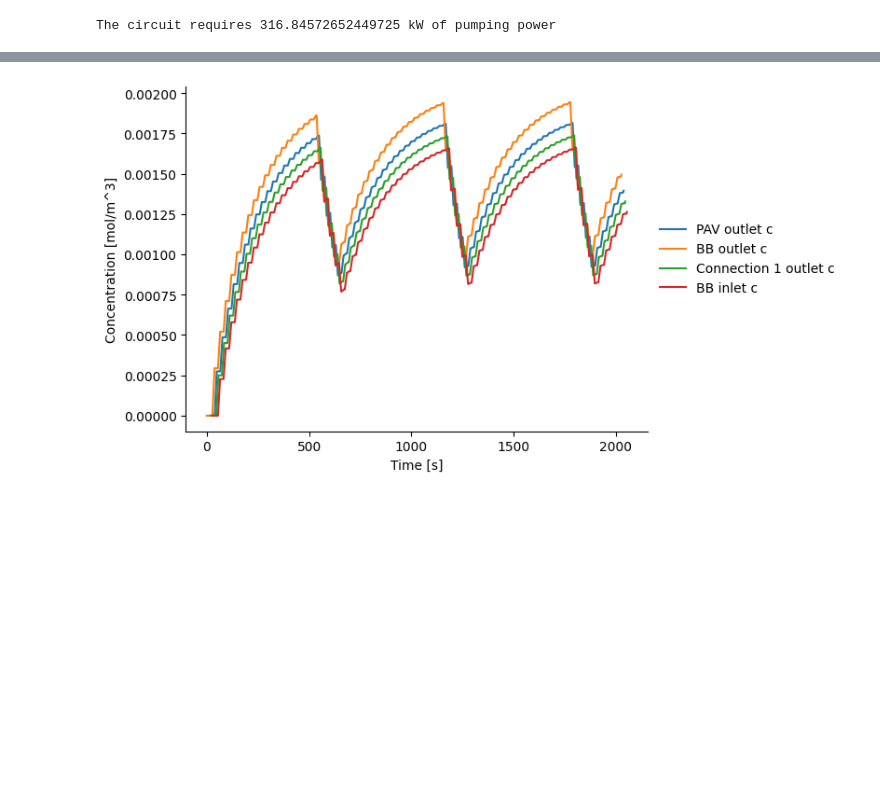
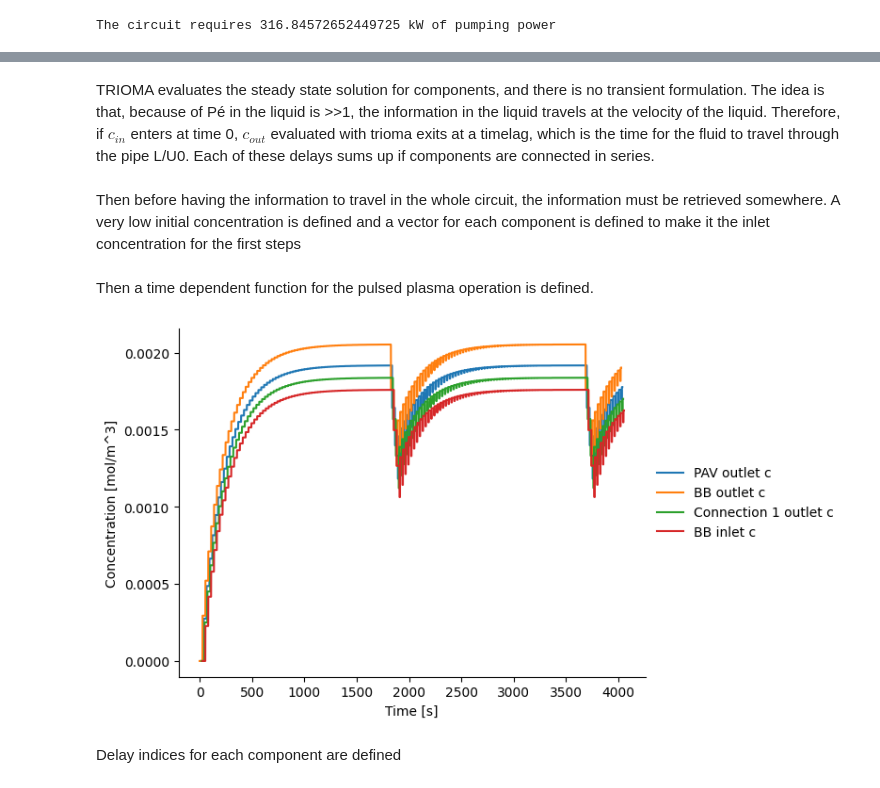
Before and after one commit to gabriele-ferrero/TRIOMA_Verification, a Jupyter notebook: Transient_Studies/PseudoTransient_T.ipynb, the cells around one changed output, grey strips where cells are left out. Drawn from its saved outputs; the diff is of its cells as text; code cells hidden in the pictures; blank space fills up the shorter version.

Commit message:
update transient analysis and comsol outputs

```diff
--- a/Transient_Studies/PseudoTransient_T.ipynb
+++ b/Transient_Studies/PseudoTransient_T.ipynb
@@ -78,7 +80,7 @@ PAV.fluid.k_t=3.91E-5 ## COMSOL
 PAV.fluid.D=PAV.fluid.D*1E2
 Connection = Component(c_in=c_in, geometry=connection_geom,fluid=flibe, membrane=Steel, name='PAV2',loss=True)
 Connection2 = Component(c_in=c_in, geometry=connection_geom,fluid=flibe, membrane=Steel, name='PAV3',loss=True)
-BB=BreedingBlanket(Q=0.5E9,TBR=1.08,T_out=900,T_in=800,fluid=flibe, c_in=1,name="BB" )
+BB=BreedingBlanket(Q=0.5E9,TBR=1.08,T_out=900,T_in=800,fluid=flibe, c_in=1E-10,name="BB" )
 BB.get_flowrate()
 Circuit1=Circuit(components=[BB,PAV,Connection,Connection2],closed=False)
 Circuit1.solve_circuit()
@@ -118,0 +129,2 @@ pipe_flowrate: 0.0012667686977437442
+# %% [markdown]
+TRIOMA evaluates the steady state solution for components, and there is no transient formulation. The idea is that, because of Pé in the liquid is >>1, the information in the liquid travels at the velocity of the liquid. Therefore, if $c_{in}$ enters at time 0, $c_{out}$ evaluated with trioma exits at a timelag, which is the time for the fluid to travel through the pipe L/U0. Each of these delays sums up if components are connected in series.
@@ -119,36 +143,29 @@ pipe_flowrate: 0.0012667686977437442
+# %% [markdown]
+Then before having the information to travel in the whole circuit, the information must be retrieved somewhere. A very low initial concentration is defined and a vector for each component is defined to make it the inlet concentration for the first steps
+# %%
+
+initial_value=1E-11
+PAV.c_in=initial_value
+BB.c_in=initial_value
+Connection.c_in=initial_value
+Connection2.c_in=initial_value
+PAV_outlet_c= np.full(N, initial_value) ## initialising the arrays for the concentration in PAV, BB, Connection and Connection2
+BB_outlet_c= np.full(N, initial_value)
+PAV_eff=np.full(N, initial_value)
+BB_Q= np.full(N, initial_value) ##initializing the Power density in the BB
+BB_inlet_c= np.full(N, initial_value)
+outlet_connection1= np.full(N, initial_value)
+outlet_connection2= np.full(N, initial_value)
+PAV_inv=np.full(N, initial_value)
+connection_inv=np.full(N, initial_value)
+connection2_inv=np.full(N, initial_value)
+# %% [markdown]
+Then a time dependent function for the pulsed plasma operation is defined.
 # %%
-import math
-from multiprocessing import connection
-from turtle import delay
-import numpy as np
-t_final=2E3
-dt=0.5
-t=0
-compute_inv=False
-rewrite_file=False
-delay_PAV=(PAV.geometry.L/PAV.fluid.U0)
-delay_connection=(Connection.geometry.L/Connection.fluid.U0)
-delay_connection+=delay_PAV
-delay_connection2=(Connection2.geometry.L/Connection2.fluid.U0)
-delay_connection2+=delay_connection
-delay_BB=0
-i=0
-N=math.ceil(delay_connection2/dt)
-initial_value=1E-11
-PAV_outlet_c= np.full(N, initial_value)
-BB_outlet_c= np.full(N, initial_value)
-PAV_eff=np.full(N, initial_value)
-BB_Q= np.full(N, initial_value)
-BB_inlet_c= np.full(N, initial_value)
-outlet_connection1= np.full(N, initial_value)
-outlet_connection2= np.full(N, initial_value)
-PAV_inv=np.full(N, initial_value)
-connection_inv=np.full(N, initial_value)
-connection2_inv=np.full(N, initial_value)
 def lin_ramp_pulse(t):
-    t_ramp=1E1
-    t_pulse=5E2
-    t_down=1E2
+    t_ramp=0
+    t_pulse=1800
+    t_down=60
     t_period=2*t_ramp+t_pulse+t_down
     if t%t_period<t_ramp:
         return (t%t_period)/t_ramp
@@ -162,12 +179,13 @@ i=N
 delay_ind_PAV=math.ceil(delay_PAV/dt)
 delay_ind_connection=math.ceil(delay_connection/dt)
 delay_ind_connection2=math.ceil(delay_connection2/dt)
+delay_ind_BB=math.ceil(delay_BB/dt)
 T_out_ss=BB.T_out
 while t<t_final:
     BB.Q=0.5E9*lin_ramp_pulse(t)
     BB.get_cout()
     BB.T_out=BB.T_in+(BB.Q/BB.m_coolant/BB.fluid.cp)
-    PAV.c_in=BB.c_out
+    PAV.c_in=BB_outlet_c[i-delay_ind_BB]
     PAV.T=BB.T_out
     Connection.c_in=PAV_outlet_c[i-delay_ind_PAV]
     Connection2.c_in=outlet_connection1[i-delay_ind_connection]
@@ -190,32 +208,34 @@ while t<t_final:
 
     # PAV_outlet_c.append(PAV.c_out)
     # BB_outlet_c.append(BB.c_out)
     # PAV_eff.append(PAV.eff)
     # BB_Q.append(BB.Q)
     # BB_inlet_c.append(BB.c_in)
     i+=1
     t+=dt
 
 import matplotlib.pyplot as plt
-t_final=t_final+delay_connection2
+t_final=t_final+delay_BB
 
 t_vec=np.arange(-0,t_final,dt)
 t_vec=t_vec
 if len(t_vec)!=len(PAV_outlet_c):
     t_vec=np.append(t_vec,t_final+dt)
 
 plt.plot(t_vec+delay_PAV,PAV_outlet_c,label="PAV outlet c")
 plt.plot(t_vec,BB_outlet_c,label="BB outlet c")
 plt.plot(t_vec+delay_connection,outlet_connection1,label="Connection 1 outlet c")
 # plt.plot(t_vec+delay_ind_connection2,outlet_connection2,label="Connection 2 outlet c")
 plt.plot(t_vec+delay_connection2,BB_inlet_c,label="BB inlet c")
 # plt.yscale("log")
 #put the legend outside the plot
 plt.legend(loc='center left', bbox_to_anchor=(1, 0.5),frameon=False)
 plt.xlabel("Time [s]")
 plt.ylabel("Concentration [mol/m^3]")
 ## remove right and top spines
 plt.gca().spines['right'].set_visible(False)
 plt.gca().spines['top'].set_visible(False)
 # %% [output]
-[figure, old version]
+[figure, new version]
+# %% [markdown]
+Delay indices for each component are defined
```
Also changed, not shown: parts of 16 cells of this notebook, 7 other files.
